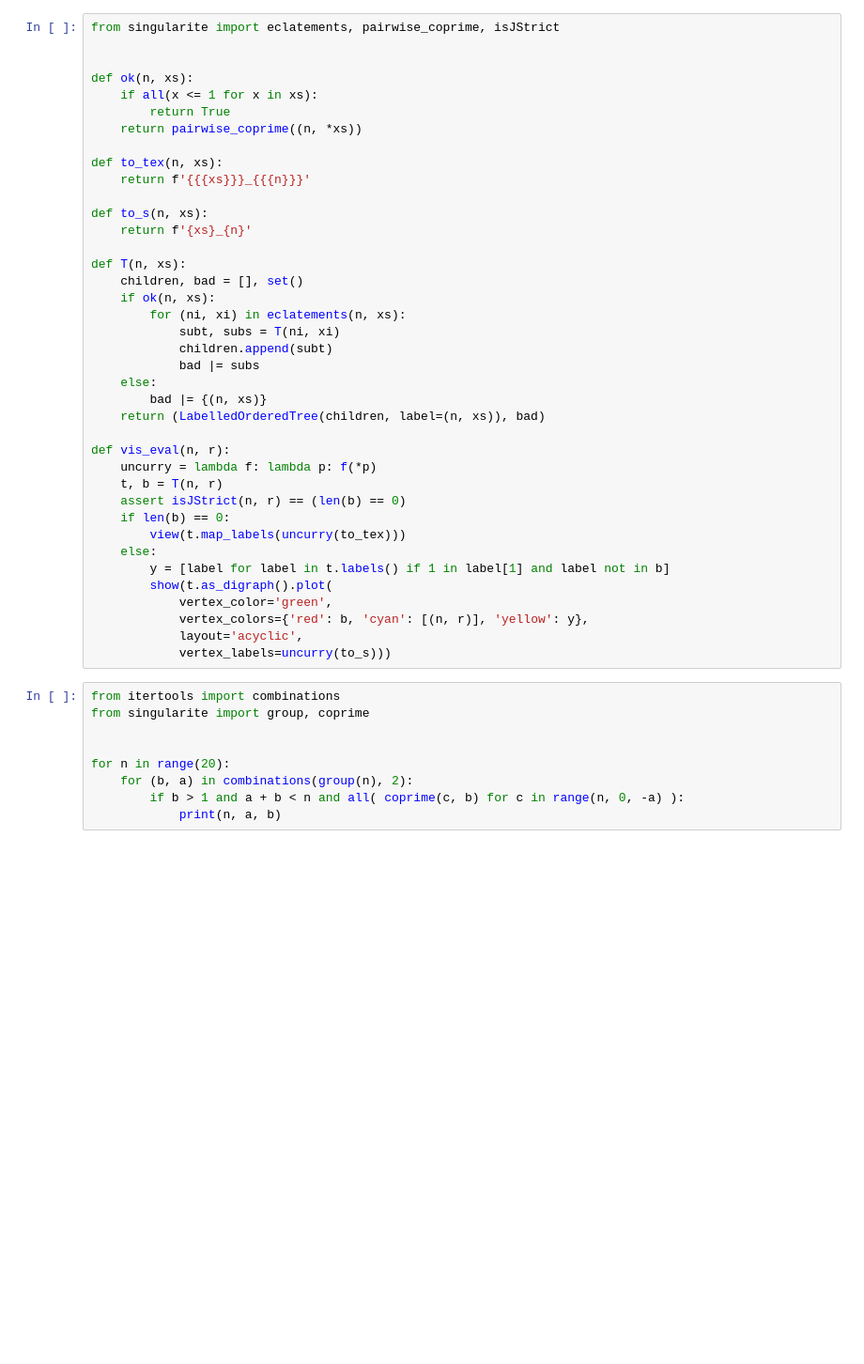
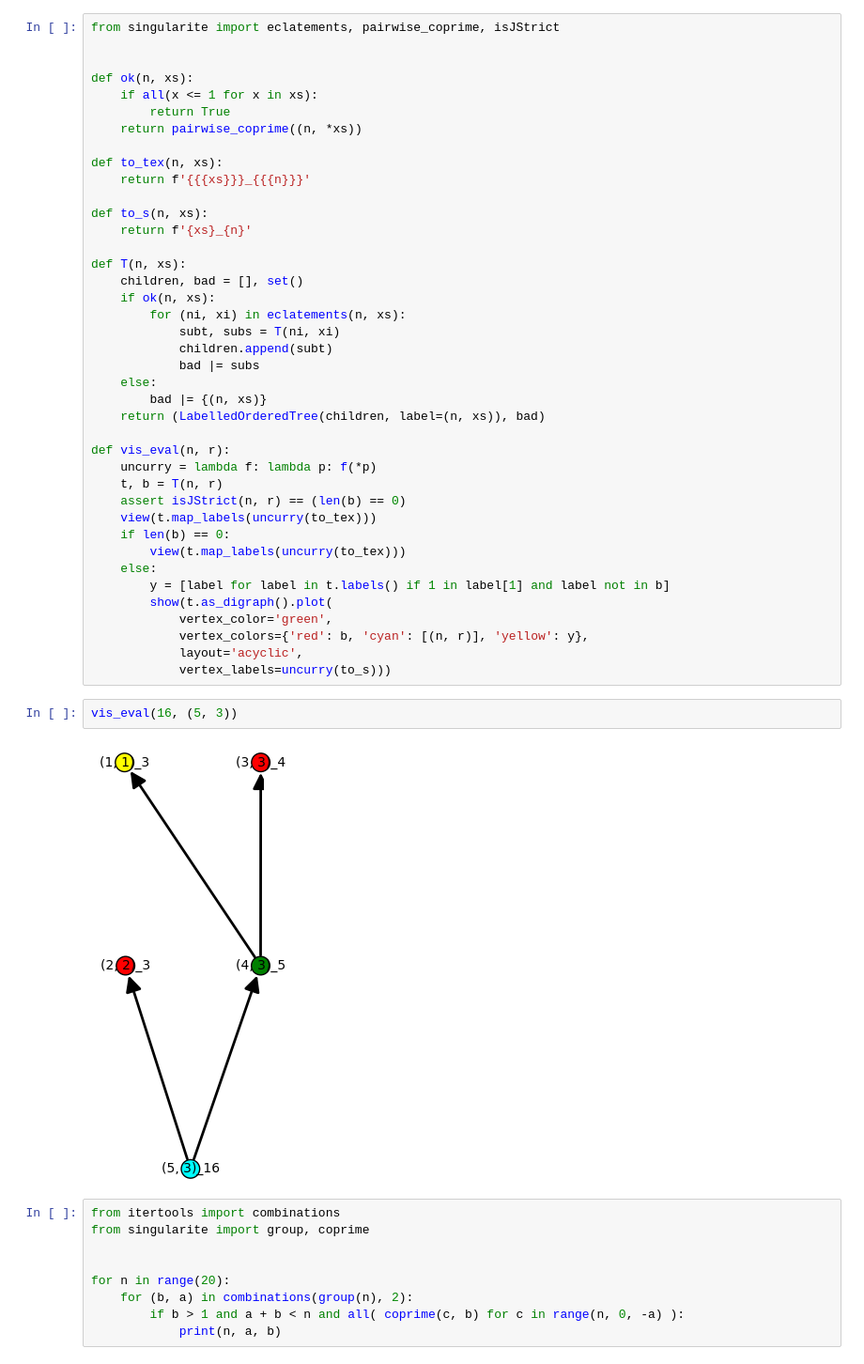
Before and after one commit to filedesless/singularite_j, a Jupyter notebook: notebooks/eval.ipynb, the cells around one changed output. Shown at 94% size. Cells and saved outputs as stored; diff of their text form; blank space fills up the shorter version.

```diff
--- a/notebooks/eval.ipynb
+++ b/notebooks/eval.ipynb
@@ -28,6 +28,7 @@ def vis_eval(n, r):
     uncurry = lambda f: lambda p: f(*p)
     t, b = T(n, r)
     assert isJStrict(n, r) == (len(b) == 0)
+    view(t.map_labels(uncurry(to_tex)))
     if len(b) == 0:
         view(t.map_labels(uncurry(to_tex)))
     else:
@@ -37,6 +38,10 @@ def vis_eval(n, r):
             vertex_colors={'red': b, 'cyan': [(n, r)], 'yellow': y},
             layout='acyclic',
             vertex_labels=uncurry(to_s)))
+# %%
+vis_eval(16, (5, 3))
+# %% [output]
+[figure, added]
 # %%
 from itertools import combinations
 from singularite import group, coprime
```
Also changed, not shown: 6 other files.
